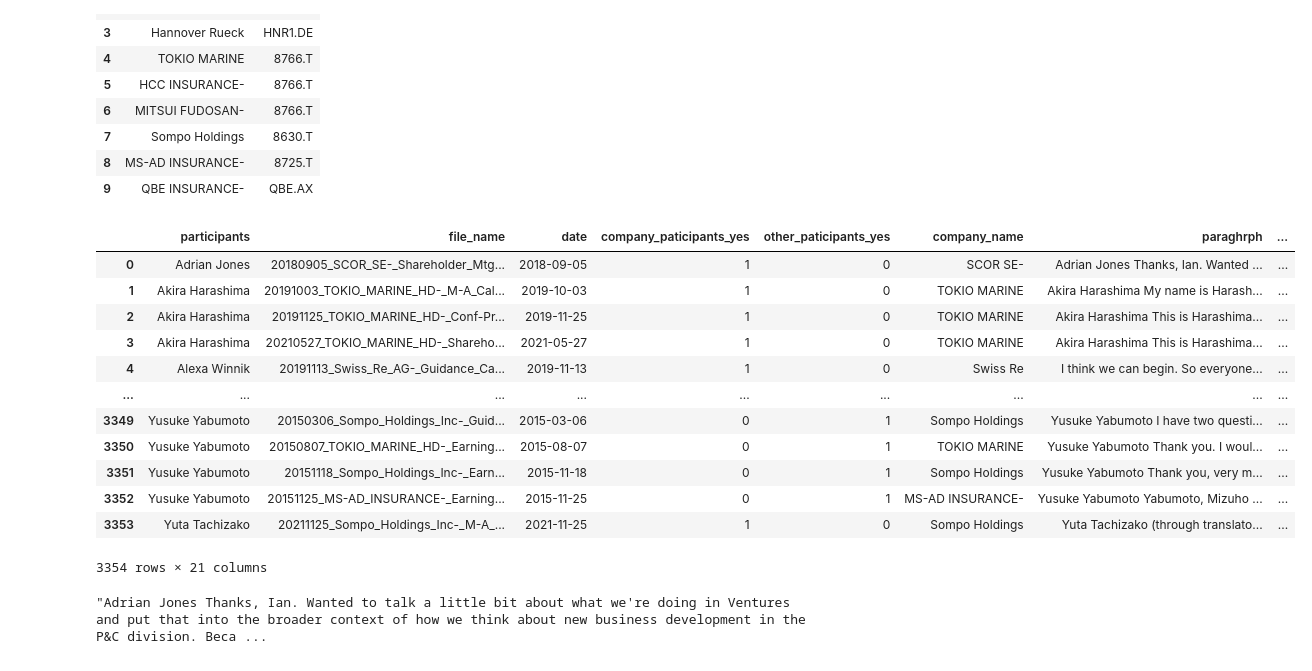
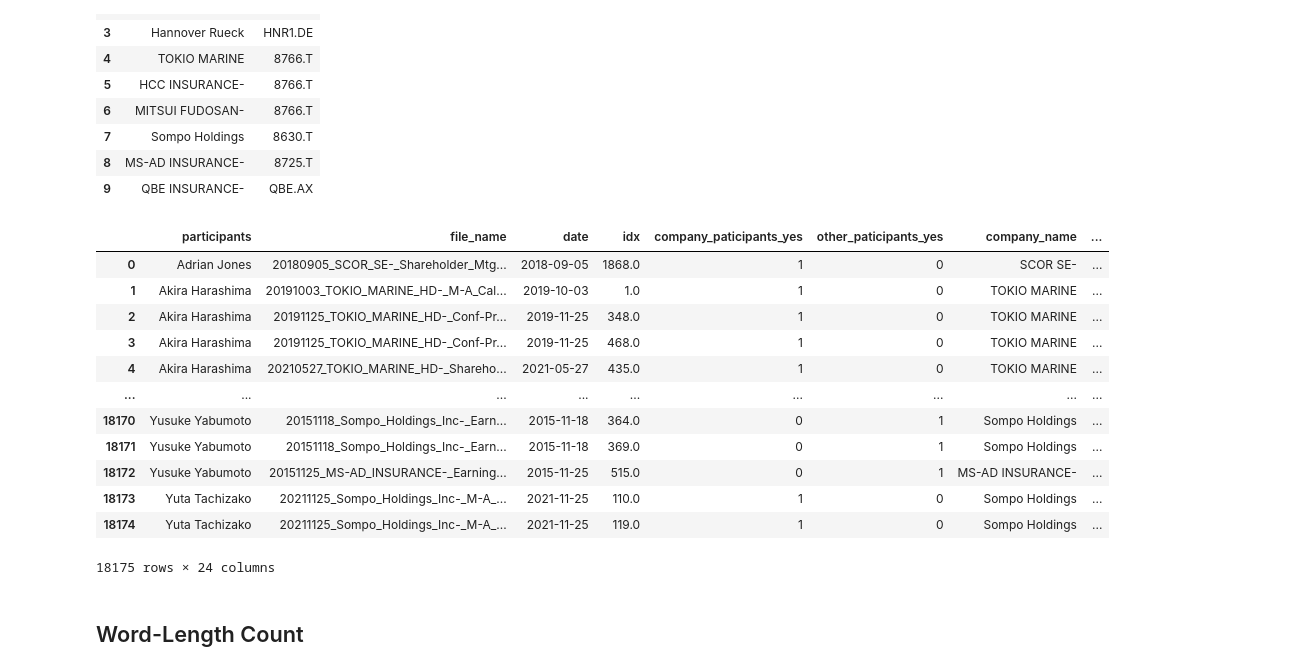
Before and after one commit to BoE-ARP-Bayes-MSc-BA/BoE_ARP_test02, a Jupyter notebook: main_model.ipynb, the cells around one changed output. Drawn from its saved outputs; the diff is of its cells as text; code cells hidden in the pictures.

```diff
--- a/main_model.ipynb
+++ b/main_model.ipynb
@@ -223,5 +276,6 @@ model_df
 # %%
 # model_df groupby 'participants','file_name','date','company_paticipants_yes','other_paticipants_yes','company_name' with ['sentence'] and .apply(' '.join)
-model_df = model_df.groupby(['participants','file_name','date','company_paticipants_yes','other_paticipants_yes','company_name'])['sentence'].apply(' '.join).reset_index()
+model_df = model_df.groupby(['participants','file_name','date', 'idx', 'company_paticipants_yes','other_paticipants_yes','company_name'])['line'].apply(' '.join).reset_index()
 # model_df rename the column 'sentence' to 'paraghrph'
-model_df.columns = ['participants','file_name','date','company_paticipants_yes','other_paticipants_yes','company_name','paraghrph']
+model_df.columns = ['participants','file_name','date', 'idx', 'company_paticipants_yes','other_paticipants_yes','company_name','paraghrph']
+model_df
@@ -231,0 +351,29 @@ model_df.columns = ['participants','file_name','date','company_paticipants_yes',
+# %%
+def participants_tokens(all_participants_list):
+    # all_participants_list list to dataframe
+    tmp_df = pd.DataFrame(all_participants_list)
+    # test replace the dot with ""
+    tmp_df[0] = tmp_df[0].str.replace('.','')
+    # apply the clean_tokens function to the tmp_df dataframe
+    tmp_participants_tokens = clean_tokens(tmp_df[0])
+    # append all the tokens to list
+    participants_tokens = []
+    for i in tmp_participants_tokens:
+        participants_tokens.extend(i)
+    return participants_tokens
+
+participants_tokens = participants_tokens(all_participants_list)
+# participants_tokens
+# %%
+def post_process(df):
+    # create a new column 'paraghrph_clean'
+    df['paraghrph_clean'] = df['paraghrph']
+    # remove the participants name from 'paraghrph' if exist in participants_tokens
+    for i in participants_tokens:
+        df['paraghrph_clean'] = df['paraghrph_clean'].str.replace(i,'')
+    # apply anagin to get the token of the paraghrph
+    df['token'] = clean_tokens(df['paraghrph_clean'])
+    return df
+
+model_df = post_process(model_df)
+model_df
@@ -261,42 +423,40 @@ company_ticker_df
 | 7 | Sompo Holdings | 8630.T |
 | 8 | MS-AD INSURANCE- | 8725.T |
 | 9 | QBE INSURANCE- | QBE.AX |
+# %%
+pd.set_option('display.max_columns', None)
 # %%
 stock_price_df = stock_price_change(stock_list, '2010-12-01', '2022-01-30')  ##### here we use the function from stock_price_change.py
 
 # merged company tickers into big dataframe
 prc_n_tkr_df = model_df.copy()
 prc_n_tkr_df = prc_n_tkr_df.join(company_ticker_df.set_index('company_name'),
                          on='company_name',
                          how='left'
                         )
 #print(len(prc_n_tkr_df))
 # merged stock price in
 #merged_data= prc_n_tkr_df.merge(stock_price_df, on=["date","ticker"], how='left')
 merged_data = prc_n_tkr_df.join(stock_price_df.set_index(["date","ticker"]),
                          on=["date","ticker"],
                          how='left'
                         )
 # drop na rows, which date in on Sat or Sun so it did not have the stock price
 # merged_data.loc[merged_data['Close'].isnull()==True]
 #merged_data = merged_data.dropna()
-merged_data = merged_data.reset_index(drop=True)
-merged_data
+model_df = merged_data.reset_index(drop=True)
+model_df
 # %% [output]
-|  | participants | file_name | date | company_paticipants_yes | other_paticipants_yes | company_name | paraghrph | ... |
-| 0 | Adrian Jones | 20180905_SCOR_SE-_Shareholder_Mtg... | 2018-09-05 | 1 | 0 | SCOR SE- | Adrian Jones Thanks, Ian. Wanted ... | ... |
-| 1 | Akira Harashima | 20191003_TOKIO_MARINE_HD-_M-A_Cal... | 2019-10-03 | 1 | 0 | TOKIO MARINE | Akira Harashima My name is Harash... | ... |
-| 2 | Akira Harashima | 20191125_TOKIO_MARINE_HD-_Conf-Pr... | 2019-11-25 | 1 | 0 | TOKIO MARINE | Akira Harashima This is Harashima... | ... |
-| 3 | Akira Harashima | 20210527_TOKIO_MARINE_HD-_Shareho... | 2021-05-27 | 1 | 0 | TOKIO MARINE | Akira Harashima This is Harashima... | ... |
-| 4 | Alexa Winnik | 20191113_Swiss_Re_AG-_Guidance_Ca... | 2019-11-13 | 1 | 0 | Swiss Re | I think we can begin. So everyone... | ... |
+|  | participants | file_name | date | idx | company_paticipants_yes | other_paticipants_yes | company_name | ... |
+| 0 | Adrian Jones | 20180905_SCOR_SE-_Shareholder_Mtg... | 2018-09-05 | 1868.0 | 1 | 0 | SCOR SE- | ... |
+| 1 | Akira Harashima | 20191003_TOKIO_MARINE_HD-_M-A_Cal... | 2019-10-03 | 1.0 | 1 | 0 | TOKIO MARINE | ... |
+| 2 | Akira Harashima | 20191125_TOKIO_MARINE_HD-_Conf-Pr... | 2019-11-25 | 348.0 | 1 | 0 | TOKIO MARINE | ... |
+| 3 | Akira Harashima | 20191125_TOKIO_MARINE_HD-_Conf-Pr... | 2019-11-25 | 468.0 | 1 | 0 | TOKIO MARINE | ... |
+| 4 | Akira Harashima | 20210527_TOKIO_MARINE_HD-_Shareho... | 2021-05-27 | 435.0 | 1 | 0 | TOKIO MARINE | ... |
 | ... | ... | ... | ... | ... | ... | ... | ... | ... |
-| 3349 | Yusuke Yabumoto | 20150306_Sompo_Holdings_Inc-_Guid... | 2015-03-06 | 0 | 1 | Sompo Holdings | Yusuke Yabumoto I have two questi... | ... |
-| 3350 | Yusuke Yabumoto | 20150807_TOKIO_MARINE_HD-_Earning... | 2015-08-07 | 0 | 1 | TOKIO MARINE | Yusuke Yabumoto Thank you. I woul... | ... |
-| 3351 | Yusuke Yabumoto | 20151118_Sompo_Holdings_Inc-_Earn... | 2015-11-18 | 0 | 1 | Sompo Holdings | Yusuke Yabumoto Thank you, very m... | ... |
-| 3352 | Yusuke Yabumoto | 20151125_MS-AD_INSURANCE-_Earning... | 2015-11-25 | 0 | 1 | MS-AD INSURANCE- | Yusuke Yabumoto Yabumoto, Mizuho ... | ... |
-| 3353 | Yuta Tachizako | 20211125_Sompo_Holdings_Inc-_M-A_... | 2021-11-25 | 1 | 0 | Sompo Holdings | Yuta Tachizako (through translato... | ... |
+| 18170 | Yusuke Yabumoto | 20151118_Sompo_Holdings_Inc-_Earn... | 2015-11-18 | 364.0 | 0 | 1 | Sompo Holdings | ... |
+| 18171 | Yusuke Yabumoto | 20151118_Sompo_Holdings_Inc-_Earn... | 2015-11-18 | 369.0 | 0 | 1 | Sompo Holdings | ... |
+| 18172 | Yusuke Yabumoto | 20151125_MS-AD_INSURANCE-_Earning... | 2015-11-25 | 515.0 | 0 | 1 | MS-AD INSURANCE- | ... |
+| 18173 | Yuta Tachizako | 20211125_Sompo_Holdings_Inc-_M-A_... | 2021-11-25 | 110.0 | 1 | 0 | Sompo Holdings | ... |
+| 18174 | Yuta Tachizako | 20211125_Sompo_Holdings_Inc-_M-A_... | 2021-11-25 | 119.0 | 1 | 0 | Sompo Holdings | ... |
-3354 rows × 21 columns
+18175 rows × 24 columns
-# %%
-merged_data['paraghrph'][0]
-# %% [output]
-"Adrian Jones Thanks, Ian. Wanted to talk a little bit about what we're doing in Ventures and put that into the broader context of how we think about new business development in the P&C division. Beca ...
@@ -302,0 +466,2 @@ merged_data['paraghrph'][0]
+# %% [markdown]
+## Word-Length Count
```
Also changed, not shown: parts of 23 cells of this notebook, 2 other files.
